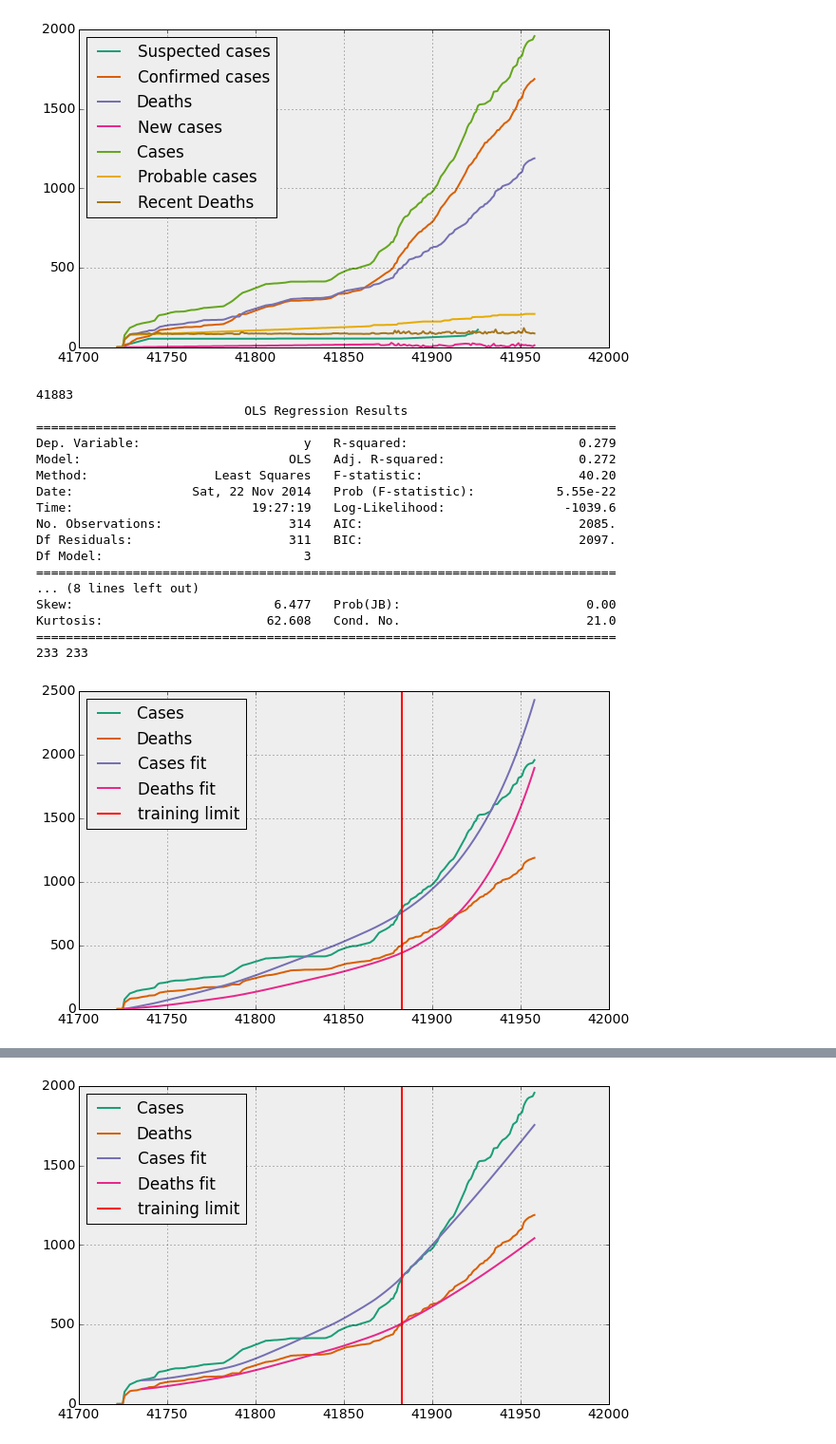
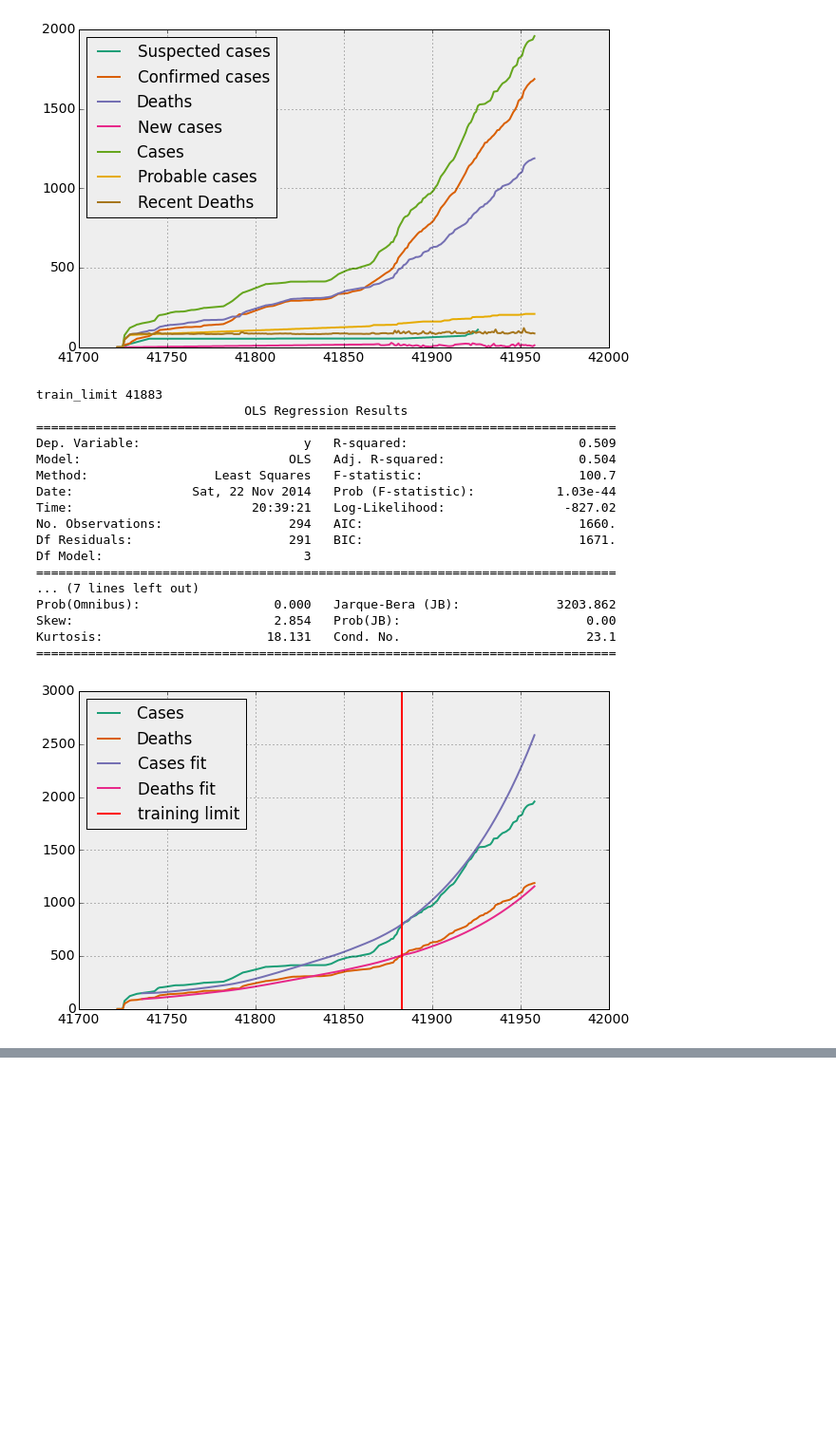
Before and after one commit to gsabran/data-science-project, a Jupyter notebook: code/timeseries.ipynb, the cells around one changed output, grey strips where cells are left out. Shown at 95% size. Drawn from its saved outputs; the diff is of its cells as text; code cells hidden in the pictures; blank space fills up the shorter version.

```diff
--- a/code/timeseries.ipynb
+++ b/code/timeseries.ipynb
@@ -256,6 +256,7 @@ def get_first(df, k):
     return df.to_dict()[k].popitem()[1]
 
 def to_X_Y(country_code, sdr_id):
+    """convert data to OLS matrixes"""
     df = ts_interpolated[(ts_interpolated.country_code == country_code) & (ts_interpolated.sdr_id == sdr_id)]
     X, Y, dates = [], [], []
     for d in df.date.unique():
@@ -273,7 +274,7 @@ def to_X_Y(country_code, sdr_id):
             Y.append([y])
 
             y = get_first(deaths, 'delta')
-            x = [0, -I, 0]
+            x = [0, I, 0]
             X.append(x)
             Y.append([y])
             dates.append(d)
@@ -281,32 +282,44 @@ def to_X_Y(country_code, sdr_id):
 
 def fit_data(country_code, sdr_id, train_limit, days_after):
     train_limit = (dt.datetime.strptime(train_limit, '%Y-%m-%d') - dt.datetime(1899, 12, 30)).days
-    print train_limit
+    print 'train_limit', train_limit
     # convert the data to matrix
     X, Y, dates = to_X_Y(country_code, sdr_id)
-    train_limit -= dates[0]
+    train_limit_range = train_limit - dates[0]
     # remove the beginning of the epidemy
     X_truncated = X[days_after * 2:, :]
     Y_truncated = Y[days_after * 2:, :]
     # remove the non training data
-    X_truncated_train = X_truncated[:(train_limit - days_after) * 2, :]
-    Y_truncated_train = Y_truncated[:(train_limit - days_after) * 2, :]
+    X_truncated_train = X_truncated[:(train_limit_range - days_after) * 2, :]
+    Y_truncated_train = Y_truncated[:(train_limit_range - days_after) * 2, :]
     # fit the OLS
     model = sm.OLS(Y_truncated_train, X_truncated_train)
     results = model.fit()
     # print the OLS stats
     print(results.summary())
-    # build the fitted times series
+
+    # build the fitted times series step by step
+    # get the last known data
     fit = X_truncated_train.dot(results.params)
     last_data_known = X_truncated_train[-2:, :]
-    for i in range(train_limit, len(Y) / 2):
+
+    recent_deaths = []
+    df = ts_interpolated[(ts_interpolated.country_code == country_code) & (ts_interpolated.sdr_id == sdr_id) & (ts_interpolated.category == 'Deaths')]
+    for d in range(train_limit - 10, train_limit):
+        _df = df[df.date == d]
+        recent_deaths.append(get_first(_df, 'delta'))
+
+
+    # build the predicted data from the estimated rates and the past estimated data
+    for i in range(train_limit_range, len(Y) / 2):
         data_interpolated = last_data_known.dot(results.params)
         fit = np.append(fit, data_interpolated)
         delta_I = data_interpolated[0]
         delta_D = data_interpolated[1]
-        last_data_known = last_data_known + np.array([delta_I, -delta_I, delta_D])
-#    fit = X_truncated.dot(results.params)
-
+        recent_deaths = recent_deaths[1:]
+        recent_deaths.append(delta_D)
+        last_data_known = last_data_known + np.array([[delta_I, -delta_I, 0], [0, delta_I, 0]])
+        last_data_known[1, 2] = sum(recent_deaths)
 
     cum_y, cum_d_recent = [], []
     y, d_recent = sum(Y[:days_after * 2:2]), sum(Y[1:days_after * 2 + 1:2])
@@ -325,38 +338,37 @@ def fit_data(country_code, sdr_id, train_limit, days_after):
 def plot_fit(country_code, sdr_id, train_limit='2014-10-01', days_after=0):
     plot(country_code, sdr_id, ['Cases', 'Deaths'])
     Y_hat, D_hat, dates = fit_data(country_code, sdr_id, train_limit, days_after)
-    print len(dates), len(Y_hat)
     plt.plot(dates, Y_hat, label='Cases fit')
     plt.plot(dates, D_hat, label='Deaths fit')
 
     # plot trianing limit
     train_limit = (dt.datetime.strptime(train_limit, '%Y-%m-%d') - dt.datetime(1899, 12, 30)).days
     ax = plt.axis()
-    plt.plot([train_limit, train_limit], [0, 100000], color='r', label='training limit')
+    plt.plot([train_limit, train_limit], [0, 1e50], color='r', label='training limit')
     plt.axis(ax)
 
     plt.legend(loc=2)
 # %%
 country_code, sdr_id = 'GN', 0
-plot_fit(country_code, sdr_id, train_limit='2014-09-01', days_after=0)
-plt.show()
+#plot_fit(country_code, sdr_id, train_limit='2014-09-01', days_after=0)
+#plt.show()
 plot_fit(country_code, sdr_id, train_limit='2014-09-01', days_after=10)
 # %% [output]
-41883
+train_limit 41883
                             OLS Regression Results
 ==============================================================================
-Dep. Variable:                      y   R-squared:                       0.279
-Model:                            OLS   Adj. R-squared:                  0.272
-Method:                 Least Squares   F-statistic:                     40.20
-Date:                Sat, 22 Nov 2014   Prob (F-statistic):           5.55e-22
-Time:                        19:27:19   Log-Likelihood:                -1039.6
-No. Observations:                 314   AIC:                             2085.
-Df Residuals:                     311   BIC:                             2097.
+Dep. Variable:                      y   R-squared:                       0.509
+Model:                            OLS   Adj. R-squared:                  0.504
+Method:                 Least Squares   F-statistic:                     100.7
+Date:                Sat, 22 Nov 2014   Prob (F-statistic):           1.03e-44
+Time:                        20:39:21   Log-Likelihood:                -827.02
+No. Observations:                 294   AIC:                             1660.
+Df Residuals:                     291   BIC:                             1671.
 Df Model:                           3
 ==============================================================================
-... (8 lines left out)
-Skew:                           6.477   Prob(JB):                         0.00
-Kurtosis:                      62.608   Cond. No.                         21.0
+... (7 lines left out)
+Prob(Omnibus):                  0.000   Jarque-Bera (JB):             3203.862
+Skew:                           2.854   Prob(JB):                         0.00
+Kurtosis:                      18.131   Cond. No.                         23.1
 ==============================================================================
-233 233
-[figure, old version]
+[figure, new version]
@@ -380 +374,0 @@ Kurtosis:                      18.131   Cond. No.                         23.1
-[figure, removed]
```
Also changed, not shown: parts of 3 cells of this notebook, 1 other file.
